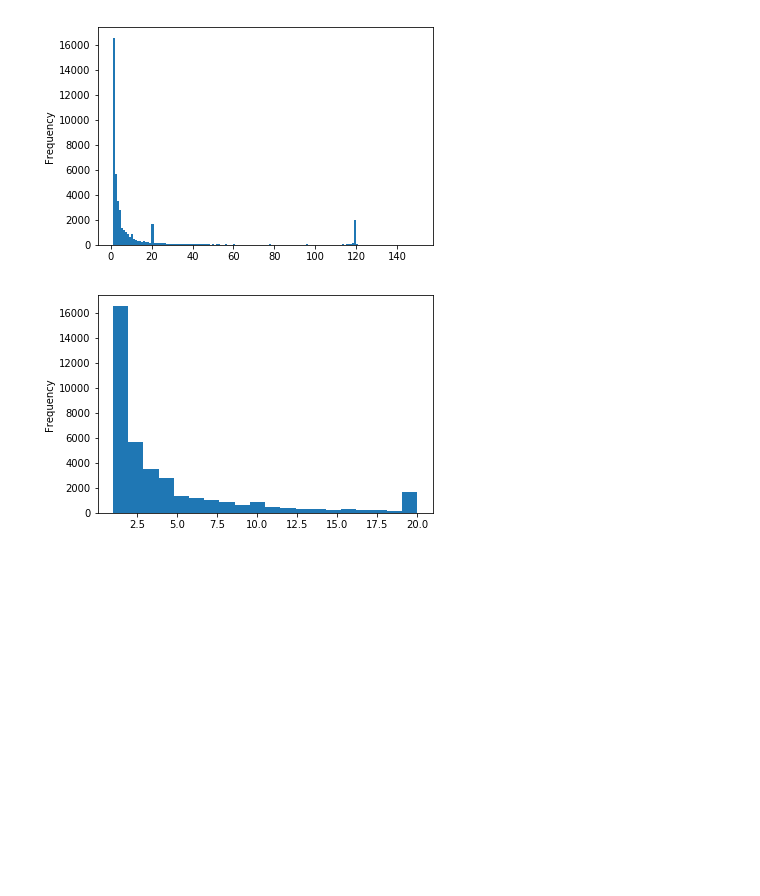
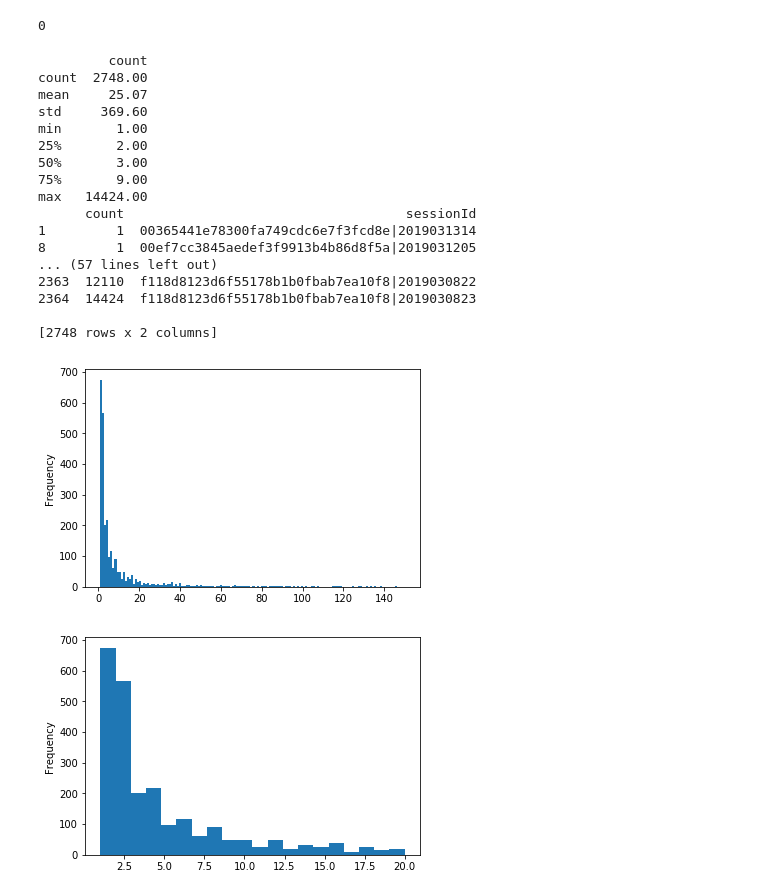
Before and after one commit to DataONEorg/metrics-service, a Jupyter notebook: src/d1_search_metrics/notebooks/dataONEIndexManagementAndQueries.ipynb, the cells around one changed output. Drawn from its saved outputs; the diff is of its cells as text; code cells hidden in the pictures; blank space fills up the shorter version.

```diff
--- a/src/d1_search_metrics/notebooks/dataONEIndexManagementAndQueries.ipynb
+++ b/src/d1_search_metrics/notebooks/dataONEIndexManagementAndQueries.ipynb
@@ -21,8 +60,6 @@ indexName = 'logstash-test8'
 # %%
 # Create the index
-# print (init_index(indexName))
+
+print init_index(indexName)
+# %% [output]
+0
-# %%
-sessionId = '22c28f175babee3ae68133aad103612b|2019011521'
-fields = ["@timestamp", "recordType"]
-#fields = None
-#pprint.pprint(get_session_events(indexName, sessionId, fields))
@@ -28,0 +141,8 @@ fields = ["@timestamp", "recordType"]
+# %%
+# Convert a string dicitonary of fields and aliases into an elasticsearch list of field dictionaries
+
+def build_es_fields_list(fields_dict):
+    es_fields_list = []
+    for k,v in fields_dict.items():
+        es_fields_list.append({ v: { 'terms' : { 'field': k } } })
+    return es_fields_list
@@ -29,29 +173,58 @@ fields = ["@timestamp", "recordType"]
 # %%
-# number of events per session
+# Show some descriptive statistics of the number of events per session
+
+date_range = {'gte': 'now-1M/d', 'lt': 'now/d'}
+
+fields = {'sessionId': 'sessionId'}
+
+fields = build_es_fields_list(fields)
+
+data = get_composite_aggregation_results(indexName, fields, date_range)
+
+data_list = es_result_to_dicts(data)
+
+df = pd.DataFrame(data_list)
+
+print df.describe()
+print df.sort_values(['count', 'sessionId'])
 
 
-sessionList = (get_session_ids(indexName))
-#pprint.pprint (sessionList)
+# frequency table of number of events per session
+# pandas abbreviates the list, but the full list can be displayed using print_full, below
 
-x = [d['doc_count'] for d in sessionList['aggregations']['unique_sid']['buckets']]
-#x = [math.log(d['doc_count']) for d in sessionList['aggregations']['uniqe_sid']['buckets']]
-
-# frequency table of number of events per session
 #def print_full(x):
 #    pd.set_option('display.max_rows', len(x))
 #    print(x)
 #    pd.reset_option('display.max_rows')
-#print_full(pd.Series(x).value_counts().sort_index())
+#print_full(df.sort_values(['count', 'sessionId']))
+
 
 # histogram of number of events per session (events <= 150)
-plt.hist(x, range=[1, 150], bins=150)
+plt.hist(df['count'], range=[1, 150], bins=150)
 plt.ylabel('Frequency')
 plt.show()
 
 # histogram of number of events per session (events <= 20)
-plt.hist(x, range=[1, 20], bins=20)
+plt.hist(df['count'], range=[1, 20], bins=20)
 plt.ylabel('Frequency')
 plt.show()
 # %% [output]
+         count
+count  2748.00
+mean     25.07
+std     369.60
+min       1.00
+25%       2.00
+50%       3.00
+75%       9.00
+max   14424.00
+      count                                    sessionId
+1         1  00365441e78300fa749cdc6e7f3fcd8e|2019031314
+8         1  00ef7cc3845aedef3f9913b4b86d8f5a|2019031205
+... (57 lines left out)
+2363  12110  f118d8123d6f55178b1b0fbab7ea10f8|2019030822
+2364  14424  f118d8123d6f55178b1b0fbab7ea10f8|2019030823
+
+[2748 rows x 2 columns]
-[figure, old version]
+[figure, new version]
-[figure, old version]
+[figure, new version]
```
Also changed, not shown: parts of 15 cells of this notebook, 1 other file.
